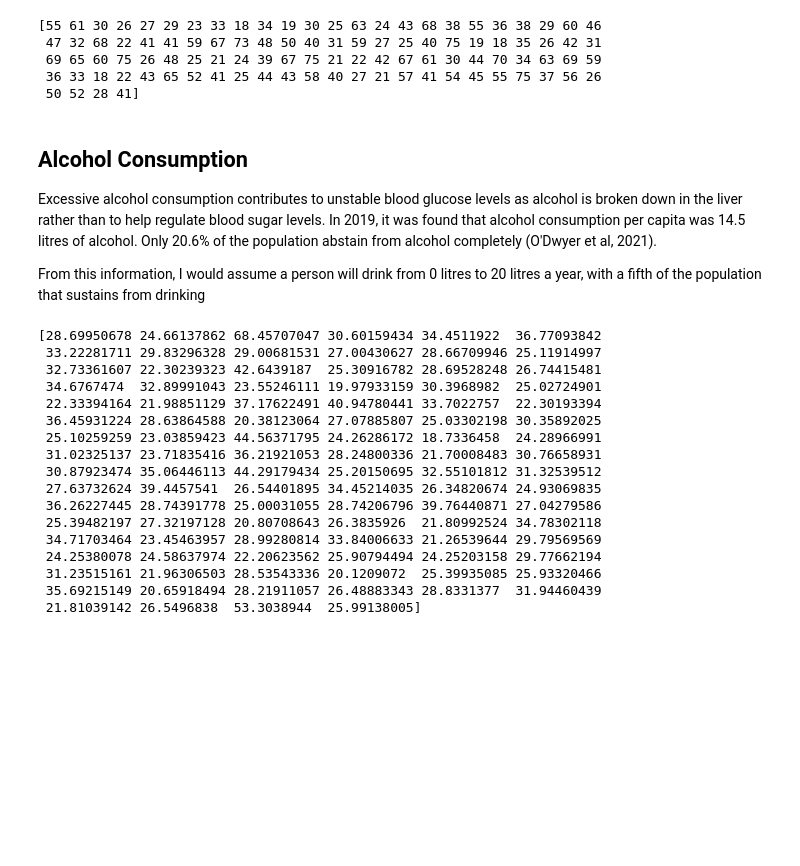
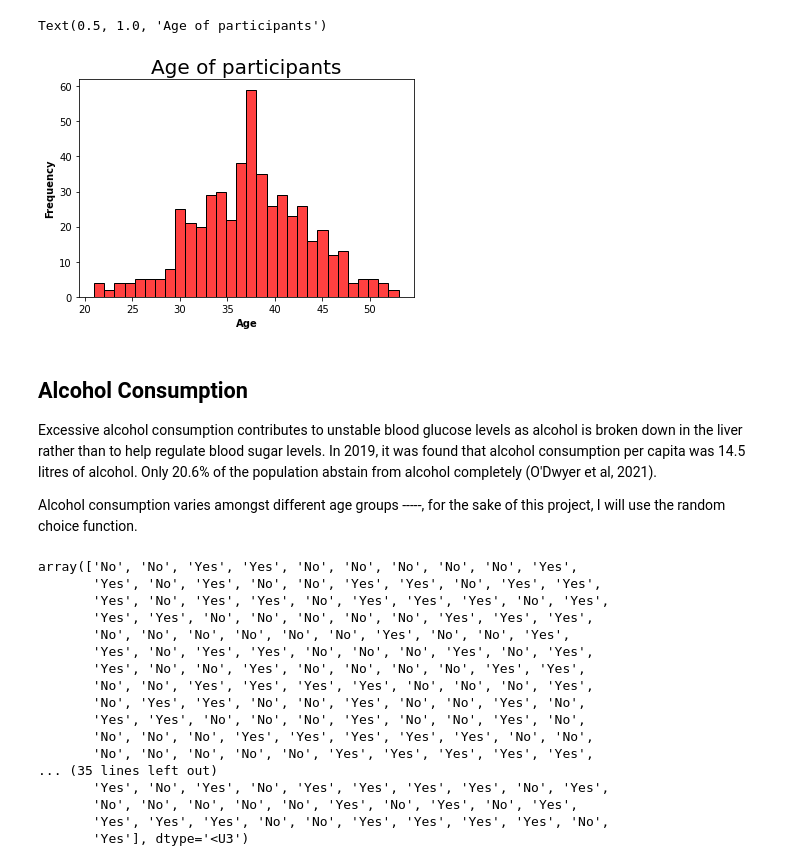
Before and after one commit to kalamkitty/ProgDA_project, a Jupyter notebook: ProgDA_Project.ipynb, the cells around one changed output. Cells and saved outputs as stored; diff of their text form; code cells hidden in the pictures; blank space fills up the shorter version.

Commit message:
added more on variables, changed size from 100 to 500

```diff
--- a/ProgDA_Project.ipynb
+++ b/ProgDA_Project.ipynb
@@ -31,55 +80,57 @@ As people get older,their risk of developing type 2 diabetes increases, this cou
 # %%
 # https://docs.python.org/3/library/random.html
-# Import numpy and pandas, generate random ages of participants between 18-75
 
-import pandas as pd
-import numpy as np
-
-#create a sample of 100 random ages between 18 and 75.
 np.random.seed(1)
 
-# Random 100 integers between 18-75 inclusive.
-age = np.random.randint(18,76,100)
+# Random 500 ages between 18-75 inclusive using the poisson distribution.
+age = np.random.poisson(37.5,size=(500)).round()
 
-print(age)
+age
+
+# https://www.geeksforgeeks.org/plotting-histogram-in-python-using-matplotlib/?ref=lbp
+# Create a histogram using seaborn, bins are the number bars on the plot.
+sns.histplot(age, bins=30,
+               color='red')
+
+# Adding labels to axis and title of plot.
+plt.xlabel('Age', fontweight = 'bold')
+plt.ylabel('Frequency', fontweight = 'bold')
+plt.title('Age of participants', fontsize = 20)
 # %% [output]
-[55 61 30 26 27 29 23 33 18 34 19 30 25 63 24 43 68 38 55 36 38 29 60 46
- 47 32 68 22 41 41 59 67 73 48 50 40 31 59 27 25 40 75 19 18 35 26 42 31
- 69 65 60 75 26 48 25 21 24 39 67 75 21 22 42 67 61 30 44 70 34 63 69 59
- 36 33 18 22 43 65 52 41 25 44 43 58 40 27 21 57 41 54 45 55 75 37 56 26
- 50 52 28 41]
+Text(0.5, 1.0, 'Age of participants')
+[figure, added]
 # %% [markdown]
 ## Alcohol Consumption
 
 Excessive alcohol consumption contributes to unstable blood glucose levels as alcohol is broken down in the liver rather than to help regulate blood sugar levels. In 2019, it was found that alcohol consumption per capita was 14.5 litres of alcohol. Only 20.6% of the population abstain from alcohol completely (O'Dwyer et al, 2021).
 
-From this information, I would assume a person will drink from 0 litres to 20 litres a year, with a fifth of the population that sustains from drinking
+
+Alcohol consumption varies amongst different age groups -----, for the sake of this project, I will use the random choice function.
 # %%
-# https://numpy.org/doc/stable/reference/random/generated/numpy.random.Generator.gumbel.html
+#https://numpy.org/doc/stable/reference/random/generated/numpy.random.choice.html
 np.random.seed(1)
 
-# Normal distribution based on actual data
-Alcohol = np.random.gumbel(mean, sd,size=(100))
+Alcohol = np.random.choice (["Yes", "No"], size =500)
 
-print (Alcohol)
+Alcohol
 # %% [output]
-[28.69950678 24.66137862 68.45707047 30.60159434 34.4511922  36.77093842
- 33.22281711 29.83296328 29.00681531 27.00430627 28.66709946 25.11914997
- 32.73361607 22.30239323 42.6439187  25.30916782 28.69528248 26.74415481
- 34.6767474  32.89991043 23.55246111 19.97933159 30.3968982  25.02724901
- 22.33394164 21.98851129 37.17622491 40.94780441 33.7022757  22.30193394
- 36.45931224 28.63864588 20.38123064 27.07885807 25.03302198 30.35892025
- 25.10259259 23.03859423 44.56371795 24.26286172 18.7336458  24.28966991
- 31.02325137 23.71835416 36.21921053 28.24800336 21.70008483 30.76658931
- 30.87923474 35.06446113 44.29179434 25.20150695 32.55101812 31.32539512
- 27.63732624 39.4457541  26.54401895 34.45214035 26.34820674 24.93069835
- 36.26227445 28.74391778 25.00031055 28.74206796 39.76440871 27.04279586
- 25.39482197 27.32197128 20.80708643 26.3835926  21.80992524 34.78302118
- 34.71703464 23.45463957 28.99280814 33.84006633 21.26539644 29.79569569
- 24.25380078 24.58637974 22.20623562 25.90794494 24.25203158 29.77662194
- 31.23515161 21.96306503 28.53543336 20.1209072  25.39935085 25.93320466
- 35.69215149 20.65918494 28.21911057 26.48883343 28.8331377  31.94460439
- 21.81039142 26.5496838  53.3038944  25.99138005]
+array(['No', 'No', 'Yes', 'Yes', 'No', 'No', 'No', 'No', 'No', 'Yes',
+       'Yes', 'No', 'Yes', 'No', 'No', 'Yes', 'Yes', 'No', 'Yes', 'Yes',
+       'Yes', 'No', 'Yes', 'Yes', 'No', 'Yes', 'Yes', 'Yes', 'No', 'Yes',
+       'Yes', 'Yes', 'No', 'No', 'No', 'No', 'No', 'Yes', 'Yes', 'Yes',
+       'No', 'No', 'No', 'No', 'No', 'No', 'Yes', 'No', 'No', 'Yes',
+       'Yes', 'No', 'Yes', 'Yes', 'No', 'No', 'No', 'Yes', 'No', 'Yes',
+       'Yes', 'No', 'No', 'Yes', 'No', 'No', 'No', 'No', 'Yes', 'Yes',
+       'No', 'No', 'Yes', 'Yes', 'Yes', 'Yes', 'No', 'No', 'No', 'Yes',
+       'No', 'Yes', 'Yes', 'No', 'No', 'Yes', 'No', 'No', 'Yes', 'No',
+       'Yes', 'Yes', 'No', 'No', 'No', 'Yes', 'No', 'No', 'Yes', 'No',
+       'No', 'No', 'No', 'Yes', 'Yes', 'Yes', 'Yes', 'Yes', 'No', 'No',
+       'No', 'No', 'No', 'No', 'No', 'Yes', 'Yes', 'Yes', 'Yes', 'Yes',
+... (35 lines left out)
+       'Yes', 'No', 'Yes', 'No', 'Yes', 'Yes', 'Yes', 'Yes', 'No', 'Yes',
+       'No', 'No', 'No', 'No', 'No', 'Yes', 'No', 'Yes', 'No', 'Yes',
+       'Yes', 'Yes', 'Yes', 'No', 'No', 'Yes', 'Yes', 'Yes', 'Yes', 'No',
+       'Yes'], dtype='<U3')
 # %% [markdown]
 ## Body Mass Index (BMI)
 
```
Also changed, not shown: parts of 14 cells of this notebook.
